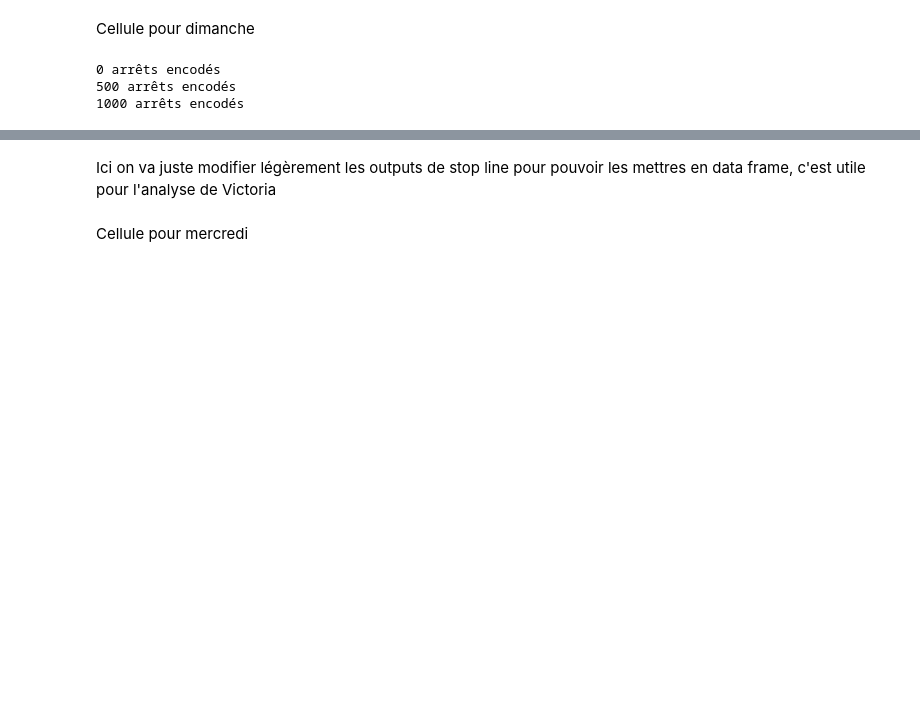
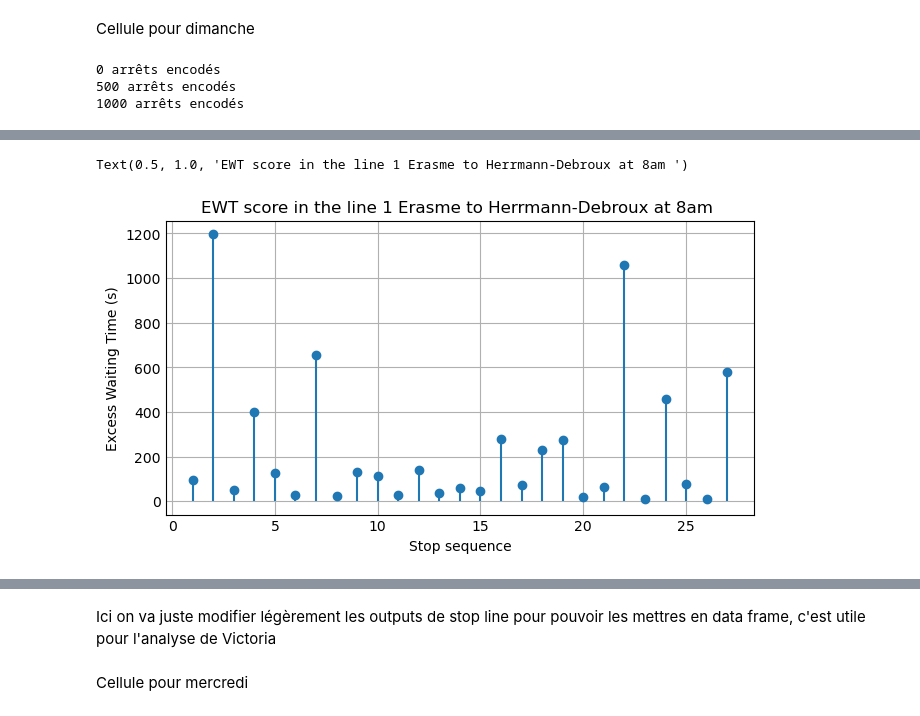
Before and after one commit to Hosx/Project-Stib-Data-Mining, a Jupyter notebook: ComputationEWT.ipynb, the cells around one changed output, grey strips where cells are left out. Drawn from its saved outputs; the diff is of its cells as text; code cells hidden in the pictures; blank space fills up the shorter version.

```diff
--- a/ComputationEWT.ipynb
+++ b/ComputationEWT.ipynb
@@ -1040,0 +1485,10 @@ EWTWednesday[EWTWednesday['route_id']==40]
+# %%
+plt_1 = plt.figure(figsize=(6, 3))
+
+plt.stem(ListPlotx,ListPloty,basefmt=" ")#,color='green', marker='o', linestyle='dashed',linewidth=2, markersize=12)
+plt.ylabel('Excess Waiting Time (s)')
+plt.xlabel('Stop sequence')
+plt.title('EWT score on the line 1 Erasme to Herrmann-Debroux at 8am ')
+# %% [output]
+Text(0.5, 1.0, 'EWT score in the line 1 Erasme to Herrmann-Debroux at 8am ')
+[figure, added]
```
Also changed, not shown: parts of 57 cells of this notebook, 45 other files.
